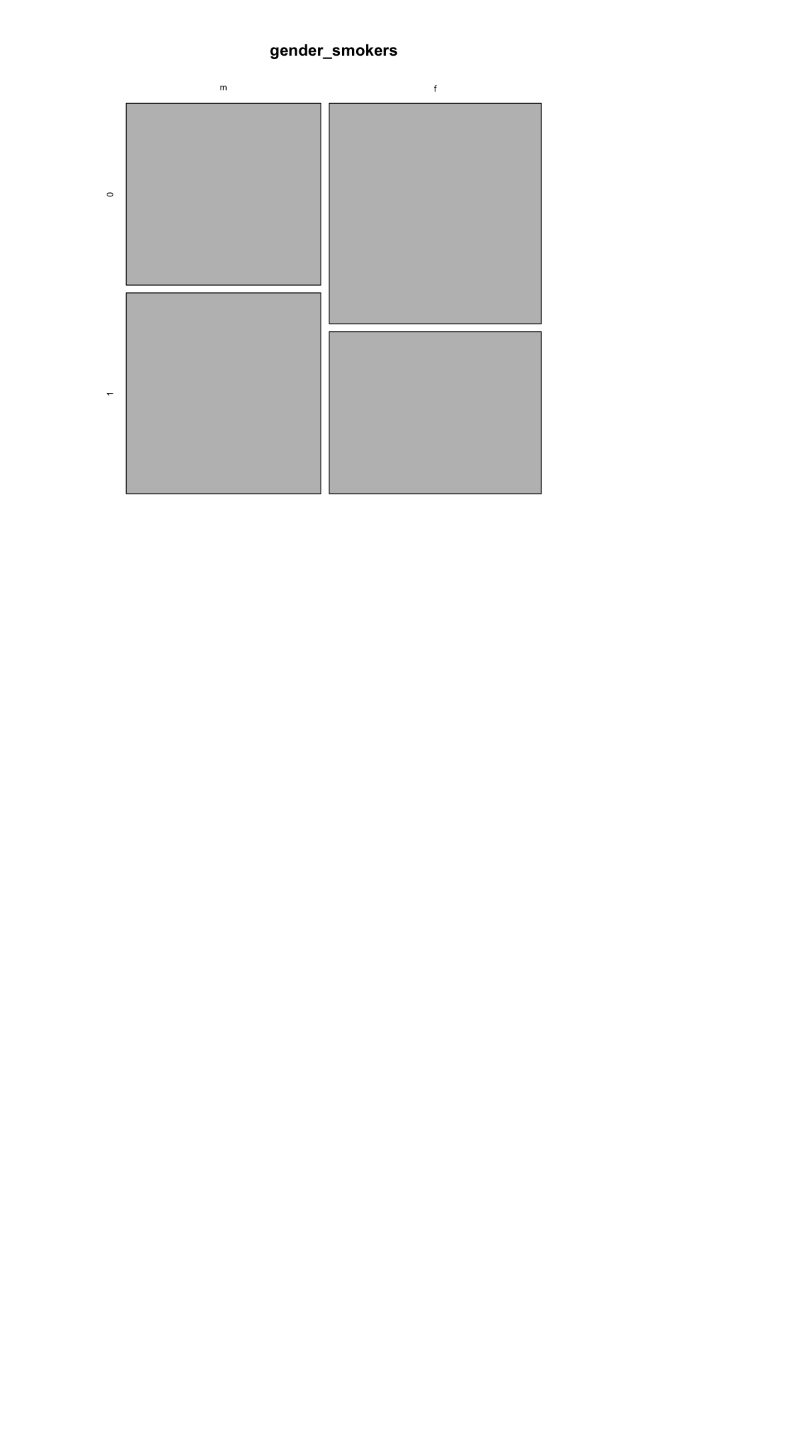
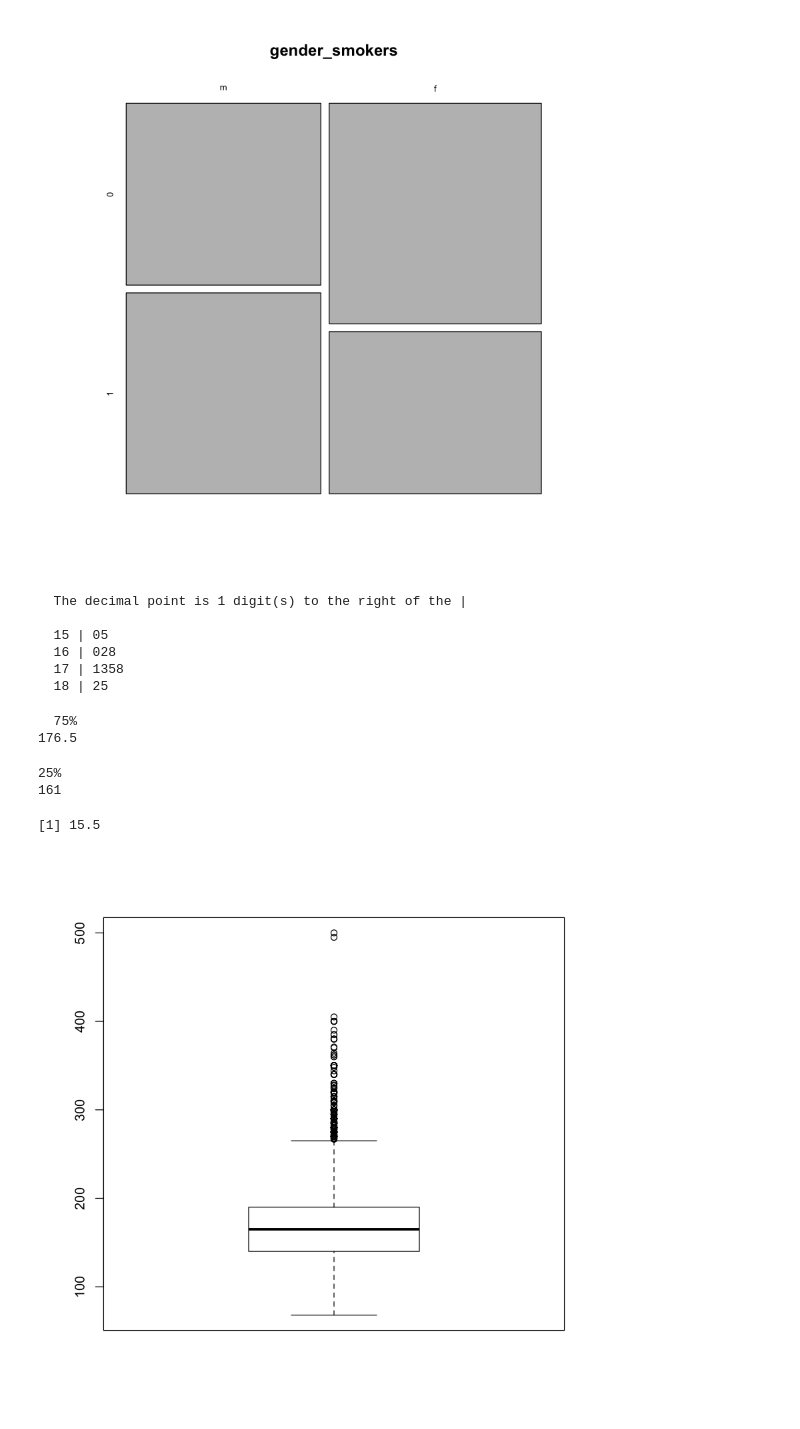
Before and after one commit to chho33/iii-R201603, a Jupyter notebook: R-20160303.ipynb, the cells around one changed output. Saved outputs shown, nothing was run; the diff lists cells and outputs as text; code cells hidden in the pictures; blank space fills up the shorter version.

```diff
--- a/R-20160303.ipynb
+++ b/R-20160303.ipynb
@@ -512,3 +513,25 @@ mosaicplot(gender_smokers)
   f 6012 4419
 [figure]
 [figure]
+# %%
+# describe spread
+a = c(150, 155, 160, 162, 168, 171, 173, 175, 178, 182, 185)
+stem(a)
+quantile(a,0.75)
+quantile(a,0.25)
+IQR(a)
+boxplot(cdc$weight)
+boxplot(cdc$height ~ cdc$gender)
+# %% [output]
+  The decimal point is 1 digit(s) to the right of the |
+
+  15 | 05
+  16 | 028
+  17 | 1358
+  18 | 25
+  75%
+176.5
+25%
+161
+[1] 15.5
+[figure, added]
```
Also changed, not shown: parts of 1 cell of this notebook.
